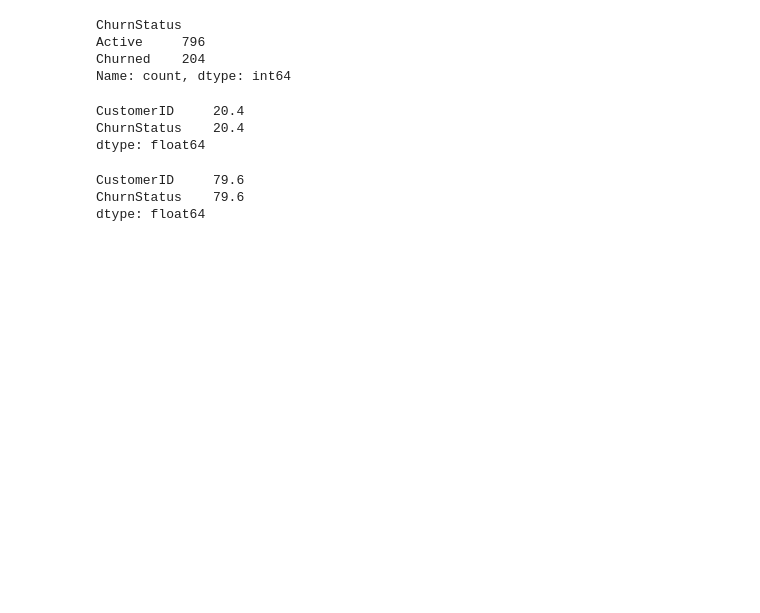
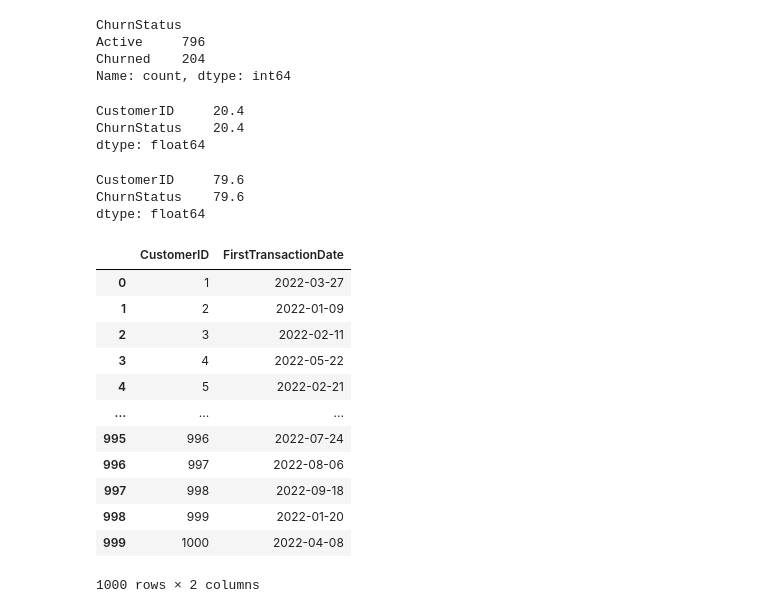
Before and after one commit to Alexander040105/lloyds-banking-group-eda-theforage, a Jupyter notebook: data_cleaning.ipynb, the cells around one changed output. Saved outputs shown, nothing was run; the diff lists cells and outputs as text; code cells hidden in the pictures; blank space fills up the shorter version.

```diff
--- a/data_cleaning.ipynb
+++ b/data_cleaning.ipynb
@@ -538,3 +526,21 @@ fig = px.pie(
     title="Churn Status Distribution"
 )
 fig.show()
+# %%
+first_customer_transaction = transaction_history.groupby('CustomerID')['TransactionDate'].min().reset_index()
+first_customer_transaction.rename(columns={'TransactionDate': 'FirstTransactionDate'}, inplace=True)
+first_customer_transaction
+# %% [output]
+|  | CustomerID | FirstTransactionDate |
+| 0 | 1 | 2022-03-27 |
+| 1 | 2 | 2022-01-09 |
+| 2 | 3 | 2022-02-11 |
+| 3 | 4 | 2022-05-22 |
+| 4 | 5 | 2022-02-21 |
+| ... | ... | ... |
+| 995 | 996 | 2022-07-24 |
+| 996 | 997 | 2022-08-06 |
+| 997 | 998 | 2022-09-18 |
+| 998 | 999 | 2022-01-20 |
+| 999 | 1000 | 2022-04-08 |
+1000 rows × 2 columns
```
Also changed, not shown: parts of 20 cells of this notebook, 1 other file.
